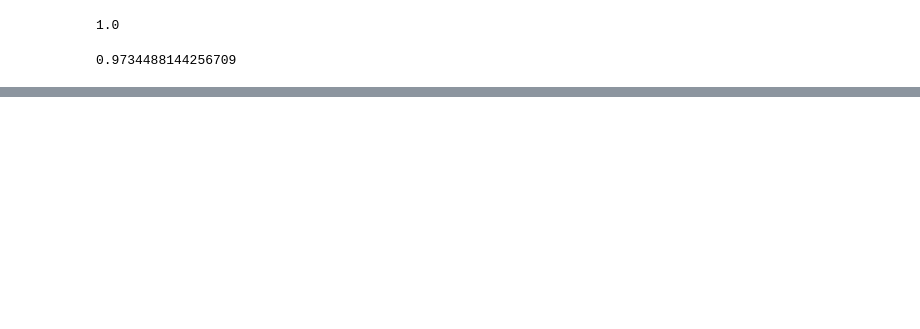
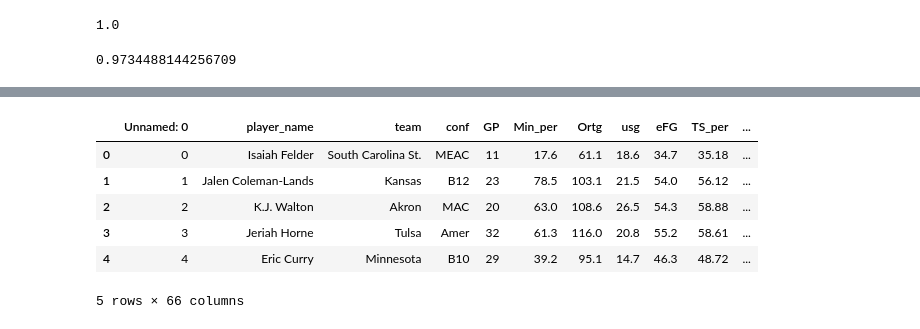
Before and after one commit to WWatkins142/project-4-team-pikachu, a Jupyter notebook: NBA_DRAFT_Classifier.ipynb, the cells around one changed output, grey strips where cells are left out. Drawn from its saved outputs; the diff is of its cells as text; code cells hidden in the pictures; blank space fills up the shorter version.

```diff
--- a/NBA_DRAFT_Classifier.ipynb
+++ b/NBA_DRAFT_Classifier.ipynb
@@ -101,0 +116,12 @@ model.fit(fresh)
+# %%
+testingfilepath = "Resources/Potential_Draft.csv"
+potentialdraft_df= pd.read_csv(testingfilepath)
+potentialdraft_df.head()
+# %% [output]
+|  | Unnamed: 0 | player_name | team | conf | GP | Min_per | Ortg | usg | eFG | TS_per | ... |
+| 0 | 0 | Isaiah Felder | South Carolina St. | MEAC | 11 | 17.6 | 61.1 | 18.6 | 34.7 | 35.18 | ... |
+| 1 | 1 | Jalen Coleman-Lands | Kansas | B12 | 23 | 78.5 | 103.1 | 21.5 | 54.0 | 56.12 | ... |
+| 2 | 2 | K.J. Walton | Akron | MAC | 20 | 63.0 | 108.6 | 26.5 | 54.3 | 58.88 | ... |
+| 3 | 3 | Jeriah Horne | Tulsa | Amer | 32 | 61.3 | 116.0 | 20.8 | 55.2 | 58.61 | ... |
+| 4 | 4 | Eric Curry | Minnesota | B10 | 29 | 39.2 | 95.1 | 14.7 | 46.3 | 48.72 | ... |
+5 rows × 66 columns
```
Also changed, not shown: parts of 18 cells of this notebook.
